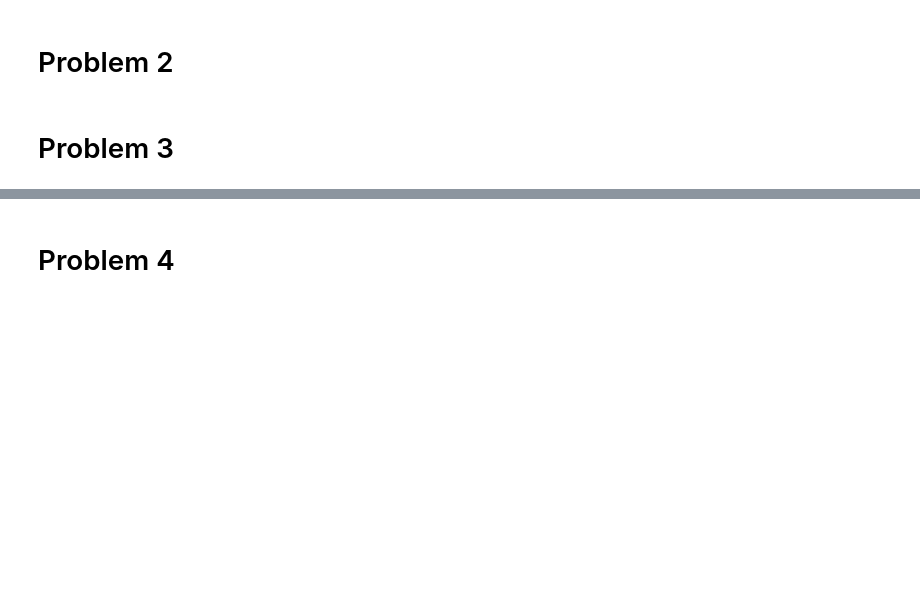
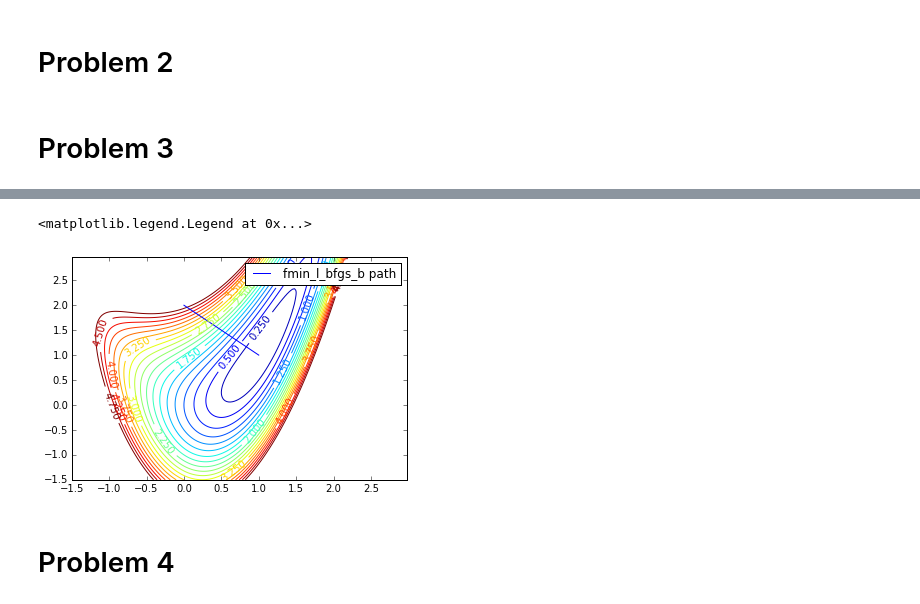
Before and after one commit to scoiatael/nn_assignments, a Jupyter notebook: assignment2/starter_code.ipynb, the cells around one changed output, grey strips where cells are left out. Saved outputs shown, nothing was run; the diff lists cells and outputs as text; code cells hidden in the pictures; blank space fills up the shorter version.

```diff
--- a/assignment2/starter_code.ipynb
+++ b/assignment2/starter_code.ipynb
@@ -270,3 +390,10 @@ print "Found optimum at %s in %d steps (true minimum is at [1,1])" % (Xopt, len(
+# %%
+plot_contour()
+plot([x[0] for x in hist], [x[1] for x in hist], label='fmin_l_bfgs_b path')
+legend()
+# %% [output]
+<matplotlib.legend.Legend at 0x...>
+[figure, added]
 # %% [markdown]
 # Problem 4
 # %%
```
Also changed, not shown: parts of 16 cells of this notebook.
